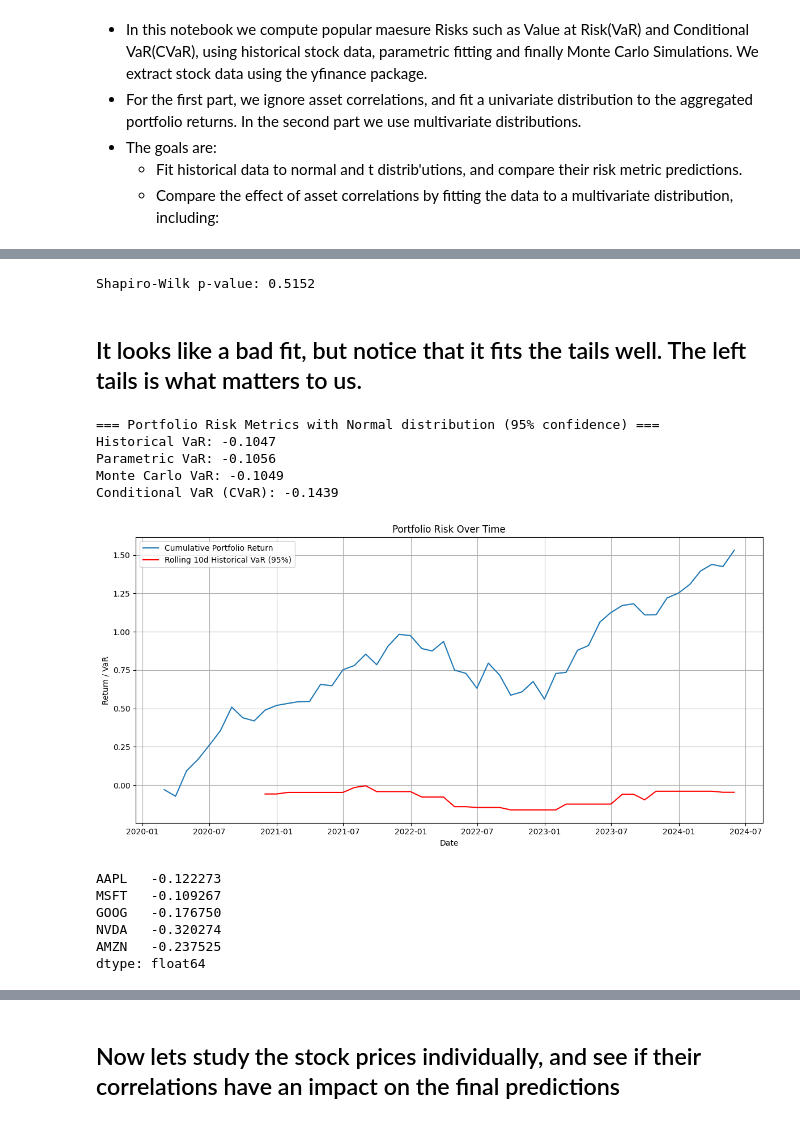
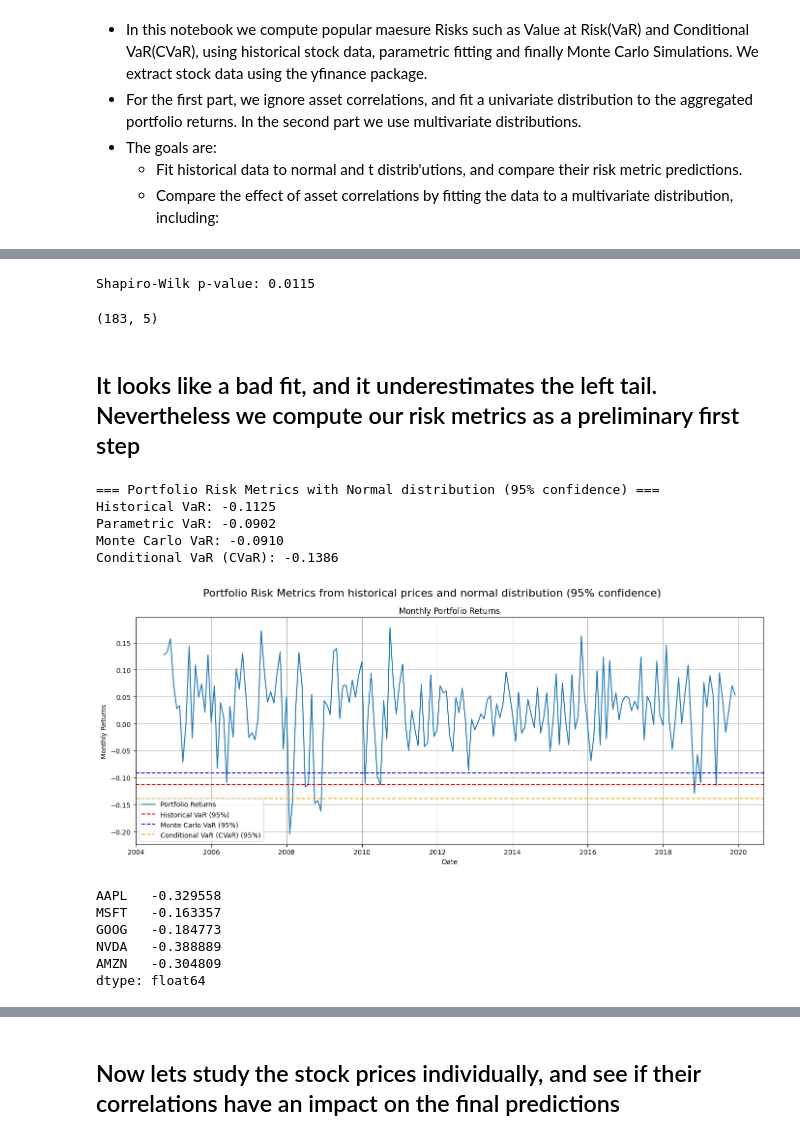
Before and after one commit to manipuppeteer/Finance-Projects, a Jupyter notebook: VaR_monthly.ipynb, the cells around one changed output, grey strips where cells are left out. Drawn from its saved outputs; the diff is of its cells as text; code cells hidden in the pictures.

```diff
--- a/VaR_monthly.ipynb
+++ b/VaR_monthly.ipynb
@@ -16,8 +16,8 @@ import yfinance as yf
 import time
 
 tickers = ['AAPL', 'MSFT', 'GOOG', 'NVDA', 'AMZN']
-start_date = '2020-01-01'
-end_date = '2024-06-01'
+start_date = '2000-01-01'
+end_date = '2019-12-01'
 
 adj_close_data = {}
 
@@ -95,9 +97,13 @@ from scipy.stats import shapiro
 stat, p_value = shapiro(portfolio_returns)
 print(f"Shapiro-Wilk p-value: {p_value:.4f}")
 # %% [output]
-Shapiro-Wilk p-value: 0.5152
+Shapiro-Wilk p-value: 0.0115
-# %% [markdown]
-## It looks like a bad fit, but notice that it fits the tails well. The left tails is what matters to us.
+# %%
+returns.shape
+# %% [output]
+(183, 5)
+# %% [markdown]
+## It looks like a bad fit, and it underestimates the left tail. Nevertheless we compute our risk metrics as a preliminary first step
 # %%
 import numpy as np
 import matplotlib.pyplot as plt
@@ -110,54 +116,68 @@ hist_VaR = np.percentile(portfolio_returns, (1-confidence_level)*100) #Note: His
 
 #  Parametric VaR (Variance-Covariance, assuming normality)
 
 param_VaR = stats.norm.ppf(1 - confidence_level, mean, std_dev)
 
 #  Monte Carlo VaR (simulate 10,000 scenarios)
 n_simulations = 10000
 simulated_returns = np.random.normal(mean, std_dev, n_simulations)
 mc_VaR = np.percentile(simulated_returns, (1-confidence_level)*100)
 
 #  Conditional VaR (CVaR)
 CVaR = portfolio_returns[portfolio_returns <= hist_VaR].mean()
 
 # Print results
 print(f"=== Portfolio Risk Metrics with Normal distribution ({confidence_level*100:.0f}% confidence) ===")
 print(f"Historical VaR: {hist_VaR:.4f}")
 print(f"Parametric VaR: {param_VaR:.4f}")
 print(f"Monte Carlo VaR: {mc_VaR:.4f}")
 print(f"Conditional VaR (CVaR): {CVaR:.4f}")
 
 # Visualization: rolling historical VaR over time
-window = 10  # 60-day rolling window
+window = 10  # 10-month rolling window
 rolling_VaR = portfolio_returns.rolling(window).apply(
     lambda x: np.percentile(x, (1-confidence_level)*100), raw=False
 )
-
-plt.figure(figsize=(12,6))
-plt.plot(portfolio_returns.index, portfolio_returns.cumsum(), label='Cumulative Portfolio Return')
-plt.plot(rolling_VaR, label=f'Rolling {window}d Historical VaR ({confidence_level*100:.0f}%)', color='red')
-plt.title('Portfolio Risk Over Time')
+plt.figure(figsize=(14, 6))
+plt.suptitle(f"Portfolio Risk Metrics from historical prices and normal distribution ({confidence_level*100:.0f}% confidence)", fontsize=16)
+# plt.subplot(1,2,1)
+plt.plot(portfolio_returns.index, portfolio_returns, label='Portfolio Returns')
+plt.axhline(y=hist_VaR, color='red', linestyle='--', label=f'Historical VaR ({confidence_level*100:.0f}%)')
+plt.axhline(y=mc_VaR, color='blue', linestyle='--', label=f'Monte Carlo VaR ({confidence_level*100:.0f}%)')
+plt.axhline(y=CVaR, color='orange', linestyle='--', label=f'Conditional VaR (CVaR) ({confidence_level*100:.0f}%)')
+plt.title('Monthly Portfolio Returns')
 plt.xlabel('Date')
-plt.ylabel('Return / VaR')
+plt.ylabel('Monthly Returns')
 plt.legend()
 plt.grid(True)
 plt.tight_layout()
-plt.show()
+# plt.subplot(1,2,2)
+# plt.plot(portfolio_returns.index, (1 + portfolio_returns).cumprod() - 1
+# , label='Cumulative Portfolio Return')
+# plt.plot(rolling_VaR, label=f'Rolling {window}d Historical VaR ({confidence_level*100:.0f}%)', color='red')
+
+# plt.title('Portfolio Risk Over Time')
+# plt.xlabel('Date')
+# plt.ylabel('Cumulative Return')
+# plt.legend()
+# plt.grid(True)
+# plt.tight_layout()
+# plt.show()
 # %% [output]
 === Portfolio Risk Metrics with Normal distribution (95% confidence) ===
-Historical VaR: -0.1047
-Parametric VaR: -0.1056
-Monte Carlo VaR: -0.1049
-Conditional VaR (CVaR): -0.1439
+Historical VaR: -0.1125
+Parametric VaR: -0.0902
+Monte Carlo VaR: -0.0910
+Conditional VaR (CVaR): -0.1386
-[figure, old version]
+[figure, new version]
 # %%
 returns.min()
 # %% [output]
-AAPL   -0.122273
-MSFT   -0.109267
-GOOG   -0.176750
-NVDA   -0.320274
-AMZN   -0.237525
+AAPL   -0.329558
+MSFT   -0.163357
+GOOG   -0.184773
+NVDA   -0.388889
+AMZN   -0.304809
 dtype: float64
 # %%
 from scipy.stats import t
```
Also changed, not shown: parts of 20 cells of this notebook, 3 other files.
